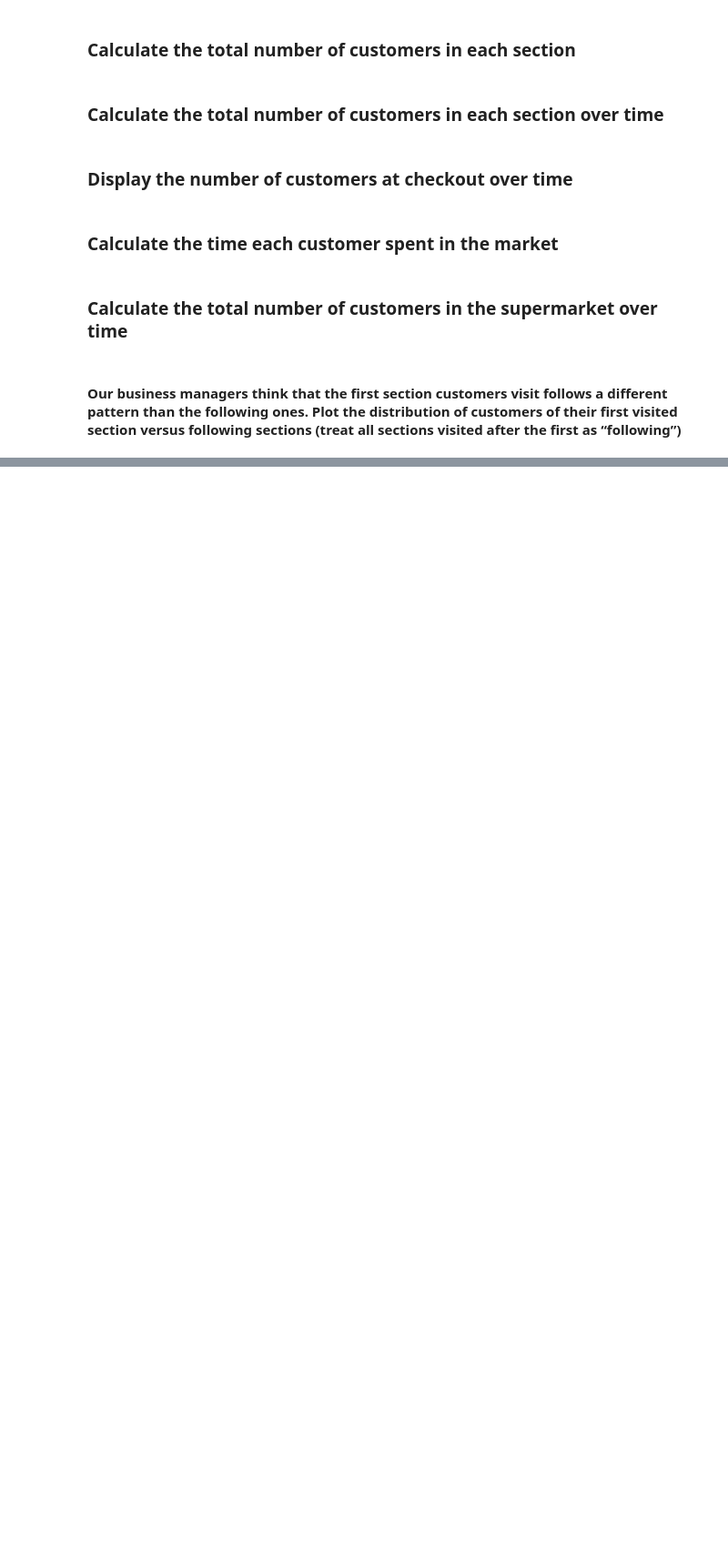
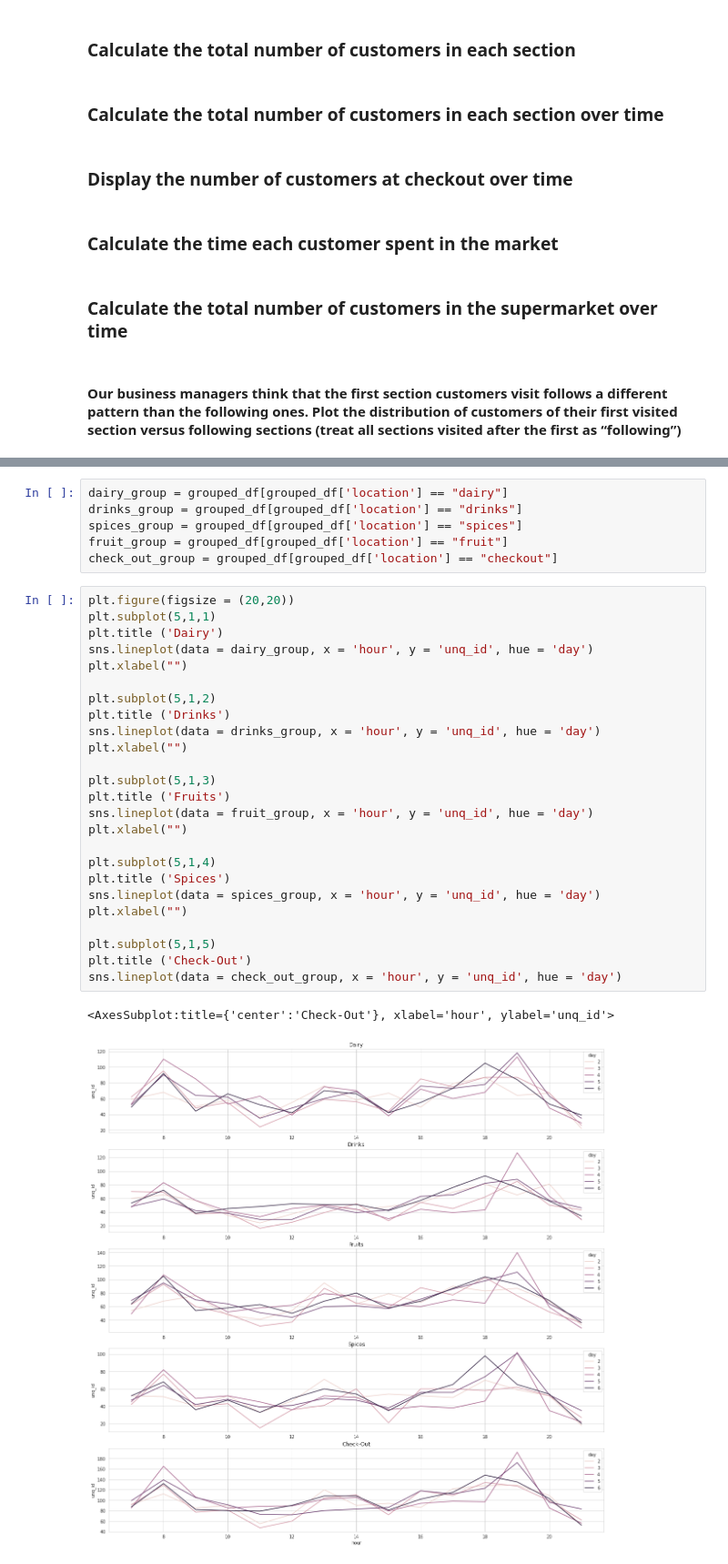
Before and after one commit to Krystana/KMP-simulation, a Jupyter notebook: simpro_01_EDA_Murat.ipynb, the cells around one changed output, grey strips where cells are left out. Shown at 91% size. Saved outputs shown, nothing was run; the diff lists cells and outputs as text; blank space fills up the shorter version.

```diff
--- a/simpro_01_EDA_Murat.ipynb
+++ b/simpro_01_EDA_Murat.ipynb
@@ -26,0 +83,34 @@ df.tail()
+# %%
+dairy_group = grouped_df[grouped_df['location'] == "dairy"]
+drinks_group = grouped_df[grouped_df['location'] == "drinks"]
+spices_group = grouped_df[grouped_df['location'] == "spices"]
+fruit_group = grouped_df[grouped_df['location'] == "fruit"]
+check_out_group = grouped_df[grouped_df['location'] == "checkout"]
+# %%
+plt.figure(figsize = (20,20))
+plt.subplot(5,1,1)
+plt.title ('Dairy')
+sns.lineplot(data = dairy_group, x = 'hour', y = 'unq_id', hue = 'day')
+plt.xlabel("")
+
+plt.subplot(5,1,2)
+plt.title ('Drinks')
+sns.lineplot(data = drinks_group, x = 'hour', y = 'unq_id', hue = 'day')
+plt.xlabel("")
+
+plt.subplot(5,1,3)
+plt.title ('Fruits')
+sns.lineplot(data = fruit_group, x = 'hour', y = 'unq_id', hue = 'day')
+plt.xlabel("")
+
+plt.subplot(5,1,4)
+plt.title ('Spices')
+sns.lineplot(data = spices_group, x = 'hour', y = 'unq_id', hue = 'day')
+plt.xlabel("")
+
+plt.subplot(5,1,5)
+plt.title ('Check-Out')
+sns.lineplot(data = check_out_group, x = 'hour', y = 'unq_id', hue = 'day')
+# %% [output]
+<AxesSubplot:title={'center':'Check-Out'}, xlabel='hour', ylabel='unq_id'>
+[figure, added]
```
Also changed, not shown: parts of 11 cells of this notebook, 4 other files.
